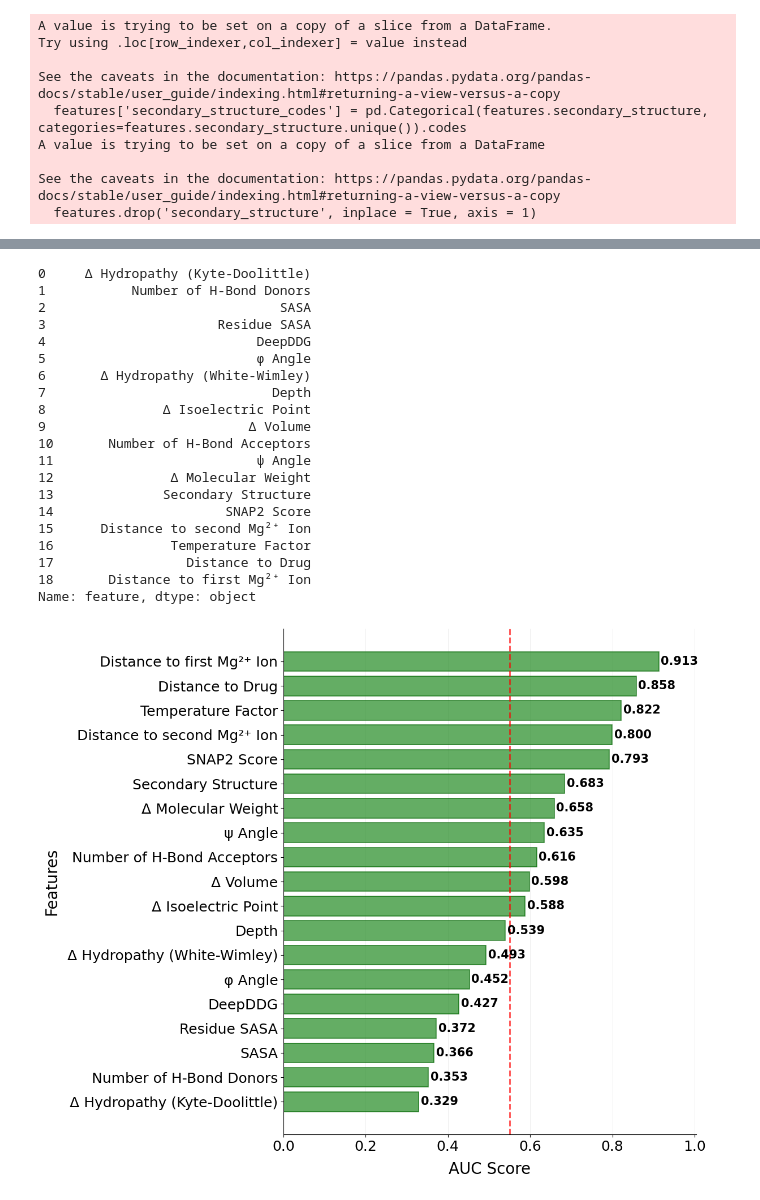
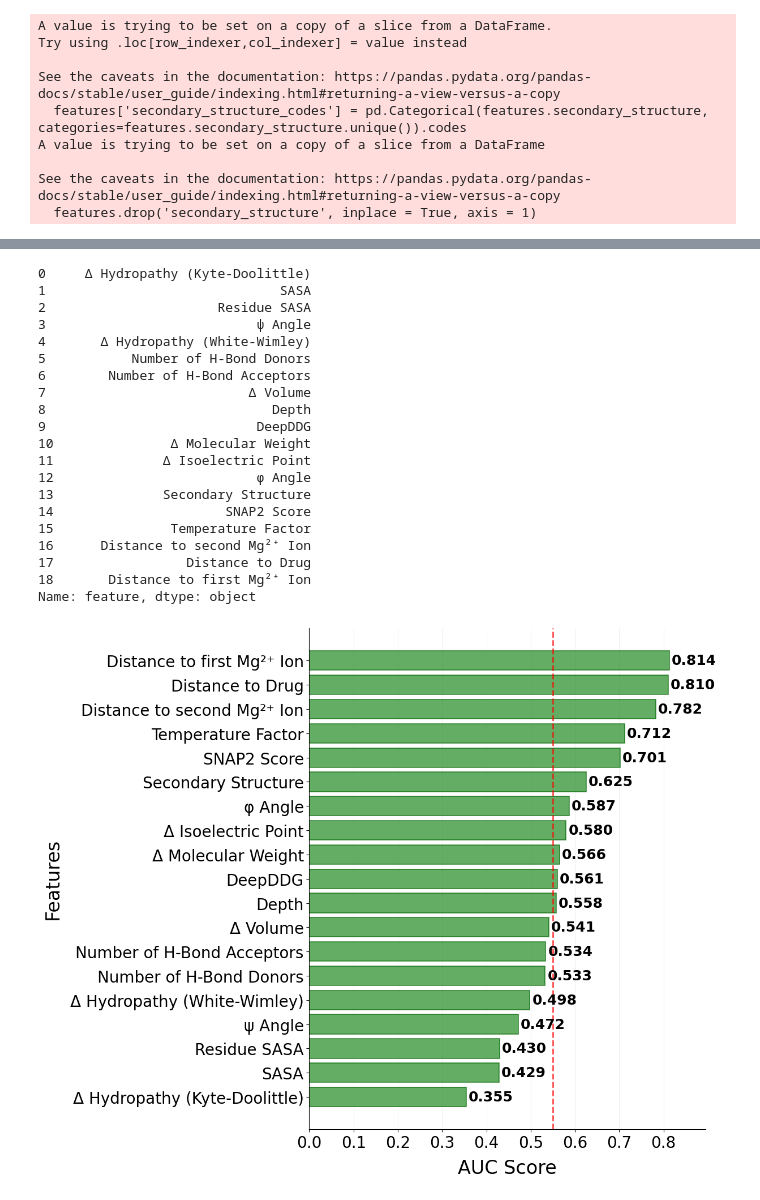
Before and after one commit to viktoria023/thesis-repository, a Jupyter notebook: predict_FQ_resistance/02_Feature_Inspection.ipynb, the cells around one changed output, grey strips where cells are left out. Drawn from its saved outputs; the diff is of its cells as text; code cells hidden in the pictures.

```diff
--- a/predict_FQ_resistance/02_Feature_Inspection.ipynb
+++ b/predict_FQ_resistance/02_Feature_Inspection.ipynb
@@ -13,7 +13,7 @@ from sklearn.pipeline import Pipeline
 from sklearn.preprocessing import RobustScaler
 from sklearn.base import BaseEstimator, TransformerMixin
 # %%
-data = pd.read_csv('data/ML_DATA_MXF.csv')
+data = pd.read_csv('data/ML_DATA_LEV.csv')
 data.dropna(inplace= True)
 
 #remove line below to train on samples rather than mutations
@@ -232,22 +232,22 @@ df.reset_index(drop=True, inplace=True)
 df['feature']
 # %% [output]
 0     Δ Hydropathy (Kyte-Doolittle)
-1           Number of H-Bond Donors
-2                              SASA
-3                      Residue SASA
-4                           DeepDDG
-5                           φ Angle
-6       Δ Hydropathy (White-Wimley)
-7                             Depth
-8               Δ Isoelectric Point
-9                          Δ Volume
-10       Number of H-Bond Acceptors
-11                          ψ Angle
-12               Δ Molecular Weight
+1                              SASA
+2                      Residue SASA
+3                           ψ Angle
+4       Δ Hydropathy (White-Wimley)
+5           Number of H-Bond Donors
+6        Number of H-Bond Acceptors
+7                          Δ Volume
+8                             Depth
+9                           DeepDDG
+10               Δ Molecular Weight
+11              Δ Isoelectric Point
+12                          φ Angle
 13              Secondary Structure
 14                      SNAP2 Score
-15      Distance to second Mg²⁺ Ion
-16               Temperature Factor
+15               Temperature Factor
+16      Distance to second Mg²⁺ Ion
 17                 Distance to Drug
 18       Distance to first Mg²⁺ Ion
 Name: feature, dtype: object
@@ -261,44 +261,44 @@ fig, ax = plt.subplots(figsize=(12, 10))
 bars = ax.barh(df.feature, df.auc, color='forestgreen', alpha=0.7, edgecolor='darkgreen', linewidth=1.2)
 
 # Customize the plot
-ax.set_xlabel('AUC Score', fontsize=20, labelpad=10)
-ax.set_ylabel('Features', fontsize=20, labelpad=10)
+ax.set_xlabel('AUC Score', fontsize=24, labelpad=10)
+ax.set_ylabel('Features', fontsize=24, labelpad=10)
 # ax.set_title('Individual Feature Performance (AUC Score)\nHigher values indicate better predictive power',
 #              fontsize=18, fontweight='bold', pad=20)
 
 # Add AUC values as text labels on the bars
 for i, (bar, auc_val) in enumerate(zip(bars, df.auc)):
     ax.text(auc_val + 0.005, bar.get_y() + bar.get_height()/2,
-            f'{auc_val:.3f}', va='center', ha='left', fontsize=15, fontweight='bold')
+            f'{auc_val:.3f}', va='center', ha='left', fontsize=18, fontweight='bold')
 
 # Add a vertical line at AUC = 0.55 (performance threshold)
 ax.axvline(x=0.55, color='red', linestyle='--', alpha=0.7, linewidth=2, label='Performance Threshold (AUC = 0.55)')
 
 # Customize grid and spines
 ax.grid(axis='x', alpha=0.3, linestyle='-', linewidth=0.5)
 ax.set_axisbelow(True)
 ax.spines['top'].set_visible(False)
 ax.spines['right'].set_visible(False)
 ax.spines['left'].set_linewidth(0.8)
 ax.spines['bottom'].set_linewidth(0.8)
 
 # Set x-axis limits with some padding
 ax.set_xlim(0, max(df.auc) * 1.1)
 
 # Rotate y-axis labels for better readability
-plt.yticks(rotation=0, fontsize=18)
-plt.xticks(fontsize=18)
+plt.yticks(rotation=0, fontsize=20)
+plt.xticks(fontsize=20)
 
 # Add legend
 # ax.legend(loc='lower right', fontsize=15)
 
 # Adjust layout to prevent label cutoff
 plt.tight_layout()
 
 # Save the plot as svg
-# plt.savefig('pdf/feature_selection.svg', format='svg', dpi=1200, bbox_inches='tight')
+plt.savefig('pdf/feature_selection_LEV.svg', format='svg', dpi=1200, bbox_inches='tight')
 
 # Display the plot
 plt.show()
 # %% [output]
-[figure, old version]
+[figure, new version]
```
Also changed, not shown: parts of 6 cells of this notebook, 1 other file.
